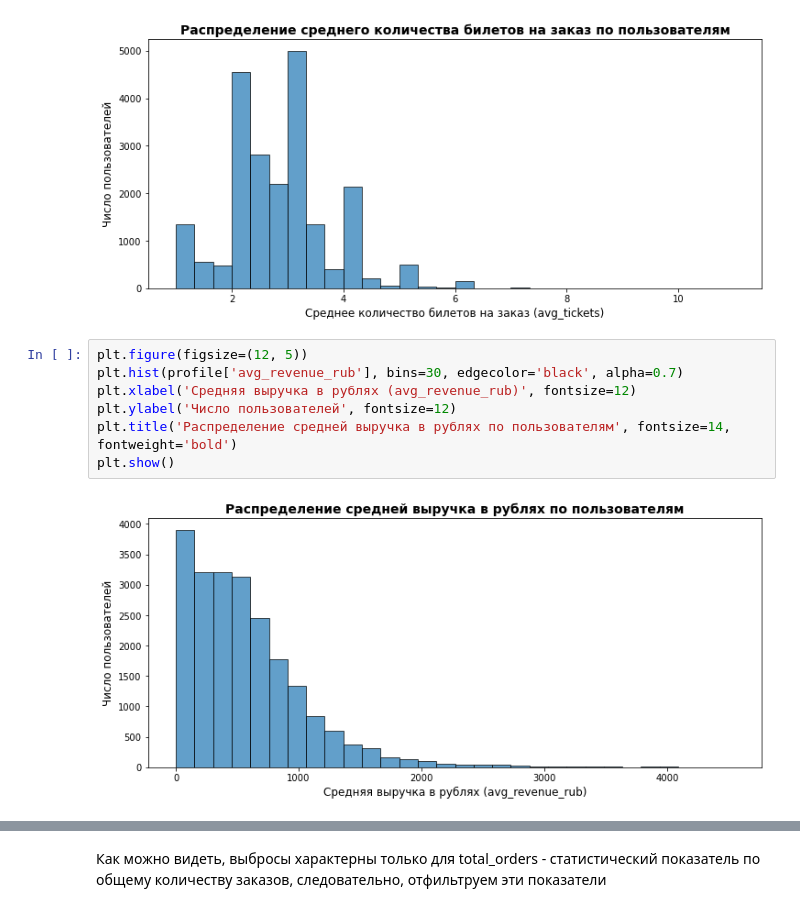
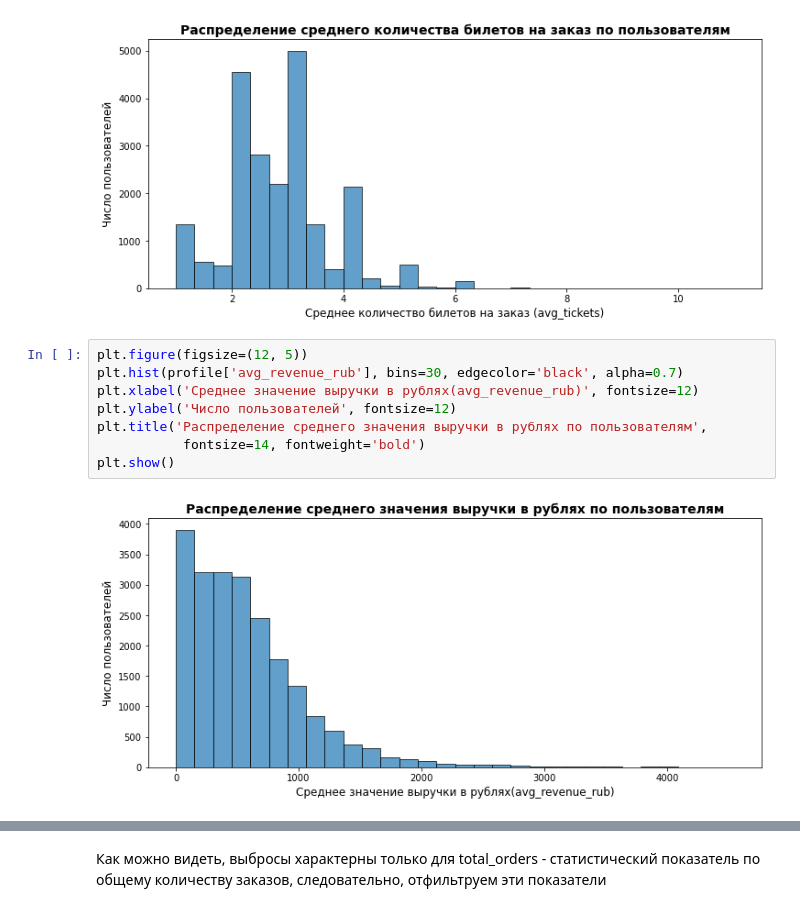
Before and after one commit to dmtr-mlhv/module2, a Jupyter notebook: project1.ipynb, the cells around one changed output, grey strips where cells are left out. Drawn from its saved outputs; the diff is of its cells as text.

```diff
--- a/project1.ipynb
+++ b/project1.ipynb
@@ -947,12 +945,13 @@ plt.title('Распределение среднего количества би
 plt.show()
 # %% [output]
 [figure]
-# %%
-plt.figure(figsize=(12, 5))
-plt.hist(profile['avg_revenue_rub'], bins=30, edgecolor='black', alpha=0.7)
-plt.xlabel('Средняя выручка в рублях (avg_revenue_rub)', fontsize=12)
-plt.ylabel('Число пользователей', fontsize=12)
-plt.title('Распределение средней выручка в рублях по пользователям', fontsize=14, fontweight='bold')
-plt.show()
-# %% [output]
-[figure, removed]
+# %%
+plt.figure(figsize=(12, 5))
+plt.hist(profile['avg_revenue_rub'], bins=30, edgecolor='black', alpha=0.7)
+plt.xlabel('Среднее значение выручки в рублях(avg_revenue_rub)', fontsize=12)
+plt.ylabel('Число пользователей', fontsize=12)
+plt.title('Распределение среднего значения выручки в рублях по пользователям',
+           fontsize=14, fontweight='bold')
+plt.show()
+# %% [output]
+[figure, added]
```
Also changed, not shown: parts of 67 cells of this notebook.
